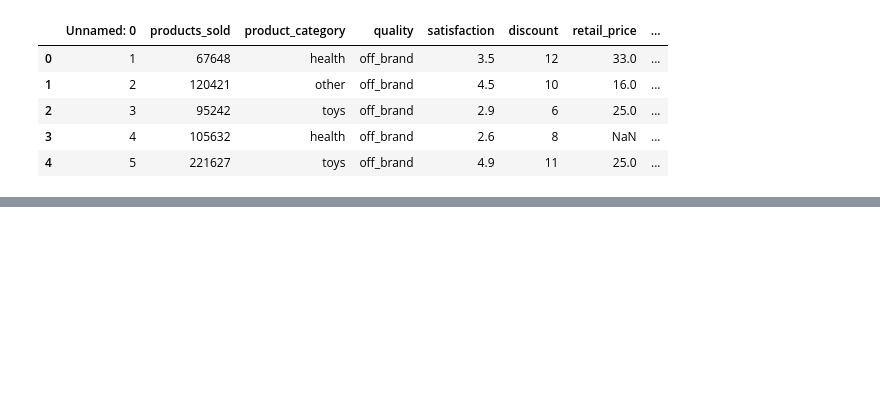
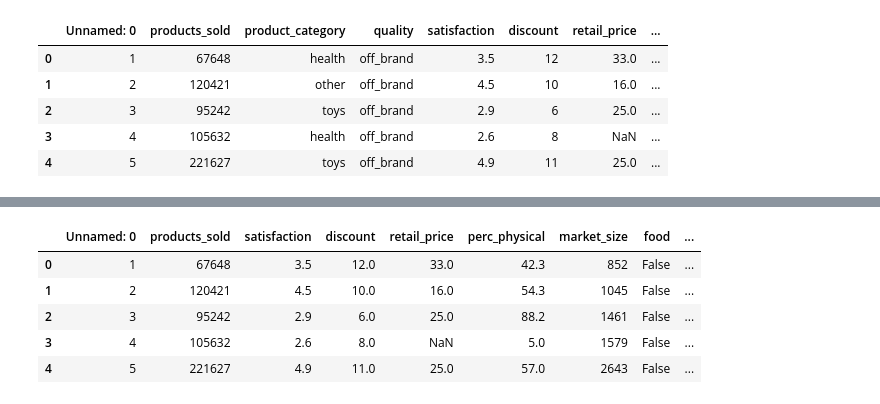
Before and after one commit to martijnvdw2002/modellingassignment, a Jupyter notebook: assignment.ipynb, the cells around one changed output, grey strips where cells are left out. Saved outputs shown, nothing was run; the diff lists cells and outputs as text; code cells hidden in the pictures; blank space fills up the shorter version.

```diff
--- a/assignment.ipynb
+++ b/assignment.ipynb
@@ -1,8 +1,8 @@
 # %%
 import pandas as pd
 # %%
-data_petshop = pd.read_csv('1655023Pet shop.csv')
-data_petshop.head()
+datapetshop = pd.read_csv('1655023Pet shop.csv')
+datapetshop.head()
 # %% [output]
 |  | Unnamed: 0 | products_sold | product_category | quality | satisfaction | discount | retail_price | ... |
 | 0 | 1 | 67648 | health | off_brand | 3.5 | 12 | 33.0 | ... |
@@ -43,0 +35,5 @@ data_petshop_clean = data_petshop_with_dummies.dropna()
+# %%
+product_category_dummies = pd.get_dummies(datapetshop['product_category'])
+product_quality_dummies = pd.get_dummies(datapetshop['quality'])
+datapetshop_dummies = pd.concat([datapetshop,product_category_dummies,product_quality_dummies],axis=1)
+datapetshop_dummies.head()
@@ -43,0 +184,3 @@ data_petshop_clean = data_petshop_with_dummies.dropna()
+# %%
+datapetshop_dummies.loc[datapetshop_dummies['discount']>100,'discount'] = np.nan
+datapetshop_dummies.loc[datapetshop_dummies['perc_physical']>100,'perc_physical'] = np.nan
@@ -43,0 +209,2 @@ data_petshop_clean = data_petshop_with_dummies.dropna()
+# %%
+ds2 = pd.get_dummies(datapetshop_dummies, dummy_na=True)
@@ -43,0 +214,12 @@ data_petshop_clean = data_petshop_with_dummies.dropna()
+# %%
+columns_to_drop = ['product_category_food', 'product_category_health', 'product_category_other', 'product_category_toys', 'quality_off_brand', 'quality_premium', 'product_category_nan']
+ds2 = ds2.drop(columns=columns_to_drop)
+
+ds2.head()
+# %% [output]
+|  | Unnamed: 0 | products_sold | satisfaction | discount | retail_price | perc_physical | market_size | food | ... |
+| 0 | 1 | 67648 | 3.5 | 12.0 | 33.0 | 42.3 | 852 | False | ... |
+| 1 | 2 | 120421 | 4.5 | 10.0 | 16.0 | 54.3 | 1045 | False | ... |
+| 2 | 3 | 95242 | 2.9 | 6.0 | 25.0 | 88.2 | 1461 | False | ... |
+| 3 | 4 | 105632 | 2.6 | 8.0 | NaN | 5.0 | 1579 | False | ... |
+| 4 | 5 | 221627 | 4.9 | 11.0 | 25.0 | 57.0 | 2643 | False | ... |
```
Also changed, not shown: parts of 20 cells of this notebook.
